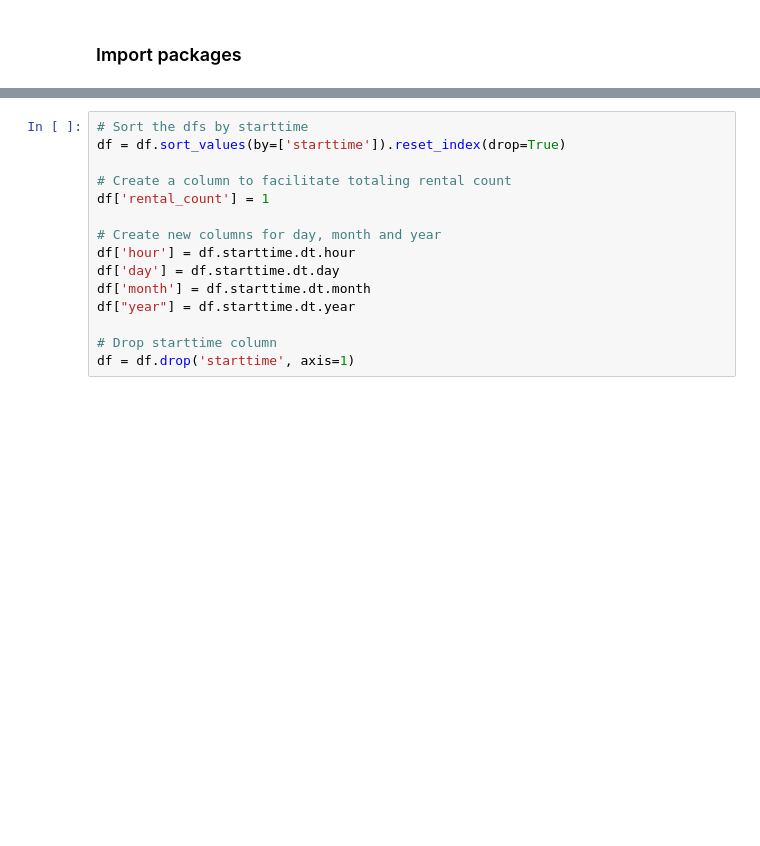
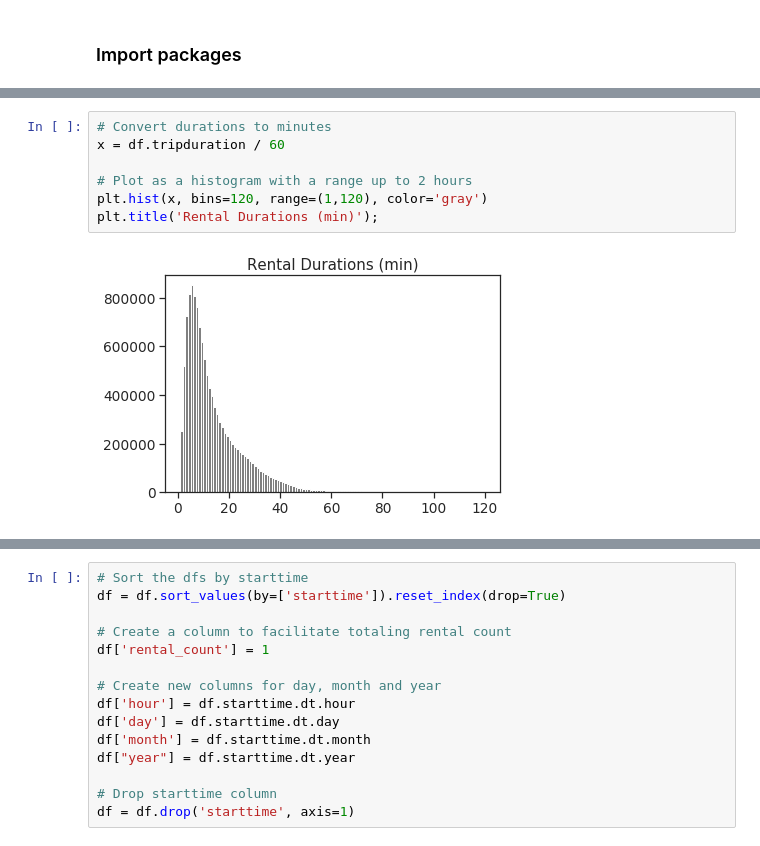
Before and after one commit to stevenrhart/bike-rentals, a Jupyter notebook: notebooks/Covid Impact on Bike Rentals in NYC.ipynb, the cells around one changed output, grey strips where cells are left out. Drawn from its saved outputs; the diff is of its cells as text; blank space fills up the shorter version.

```diff
--- a/notebooks/Covid Impact on Bike Rentals in NYC.ipynb
+++ b/notebooks/Covid Impact on Bike Rentals in NYC.ipynb
@@ -236,0 +256,9 @@ print(str(rows) + " Rows")
+# %%
+# Convert durations to minutes
+x = df.tripduration / 60
+
+# Plot as a histogram with a range up to 2 hours
+plt.hist(x, bins=120, range=(1,120), color='gray')
+plt.title('Rental Durations (min)');
+# %% [output]
+[figure, added]
```
Also changed, not shown: parts of 79 cells of this notebook, 1 other file.
